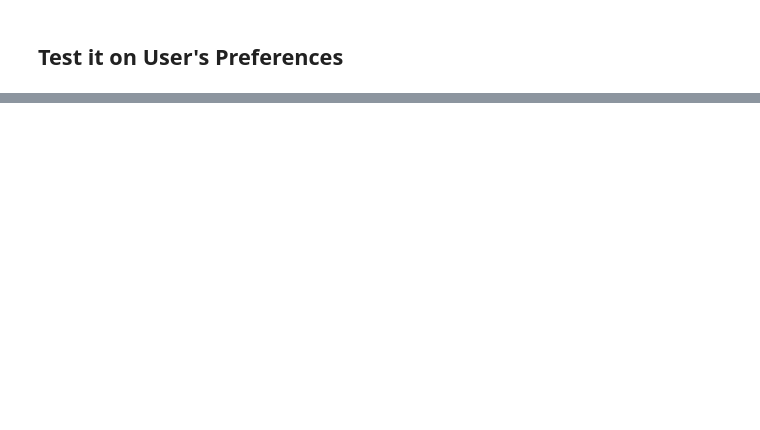
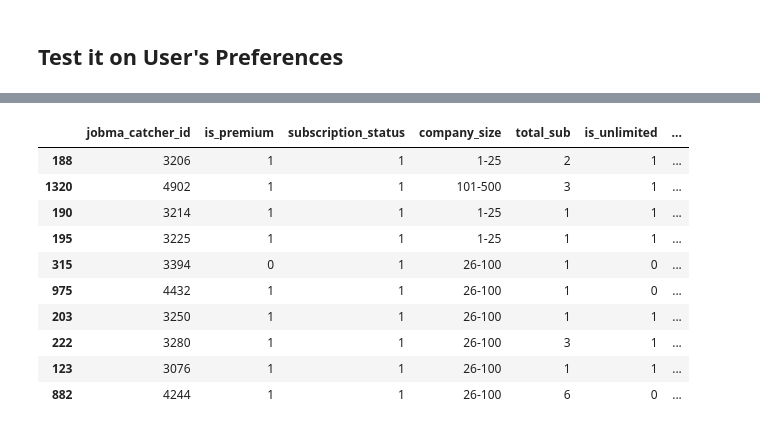
Before and after one commit to DushyantGoyal1611/Python_Jobma, a Jupyter notebook: Recommender System/Client's Loyalty Recommendation System/Try/Data_Training.ipynb, the cells around one changed output, grey strips where cells are left out. Cells and saved outputs as stored; diff of their text form; code cells hidden in the pictures; blank space fills up the shorter version.

```diff
--- a/Recommender System/Client's Loyalty Recommendation System/Try/Data_Training.ipynb
+++ b/Recommender System/Client's Loyalty Recommendation System/Try/Data_Training.ipynb
@@ -518,11 +433,0 @@ Current Learning Rate: 0.001000
-# %%
-epochs = range(len(results['training_loss']))
-
-plt.figure(figsize=(8, 5))
-plt.plot(epochs, results['training_loss'], label='Training Loss')
-plt.plot(epochs, results['testing_loss'], label='Testing Loss')
-plt.xlabel('Epochs')
-plt.ylabel('Loss')
-plt.title('Training VS Testing Loss')
-plt.legend()
-plt.show()
@@ -653,19 +688,30 @@ result
 # %%
-user_pref_test = {'is_premium':0,
+user_pref_test = {'is_premium':1,
              'subscription_status':1,
              'company_size':'1-25',
-             'total_sub':10,
-            'plan_type':0,
+             'total_sub':2,
              'is_unlimited':1,
-             'subscription_amount_in_dollars': 199.0,
-             'number_of_subscriptions':2,
-             'number_of_invitations':74,
-             'job_posted':4,
-             'number_of_kits':0,
-             'number_of_recorded_interviews':0,
-            'number_of_live_interviews':0,
-            'days_since_last_login':10
+             'subscription_amount_in_dollars': 125.0,
+             'number_of_subscriptions':1,
+             'number_of_invitations':18,
+             'job_posted':3,
+             'number_of_kits':3,
+             'number_of_recorded_interviews':3,
+            'number_of_live_interviews':1,
+            'days_since_last_login':'More than 1 Year'
             }
 # %%
-result1 = recommend(user_pref_test, model_1, test_dataloader, compare_df, backup_df, pipeline, top_k=5)
+result1 = recommend(user_pref_test, model_1, latent_np, compare_df, pipeline, top_k=10)
 result1
+# %% [output]
+|  | jobma_catcher_id | is_premium | subscription_status | company_size | total_sub | is_unlimited | ... |
+| 188 | 3206 | 1 | 1 | 1-25 | 2 | 1 | ... |
+| 1320 | 4902 | 1 | 1 | 101-500 | 3 | 1 | ... |
+| 190 | 3214 | 1 | 1 | 1-25 | 1 | 1 | ... |
+| 195 | 3225 | 1 | 1 | 1-25 | 1 | 1 | ... |
+| 315 | 3394 | 0 | 1 | 26-100 | 1 | 0 | ... |
+| 975 | 4432 | 1 | 1 | 26-100 | 1 | 0 | ... |
+| 203 | 3250 | 1 | 1 | 26-100 | 1 | 1 | ... |
+| 222 | 3280 | 1 | 1 | 26-100 | 3 | 1 | ... |
+| 123 | 3076 | 1 | 1 | 26-100 | 1 | 1 | ... |
+| 882 | 4244 | 1 | 1 | 26-100 | 6 | 0 | ... |
```
Also changed, not shown: parts of 60 cells of this notebook, 3 other files.
